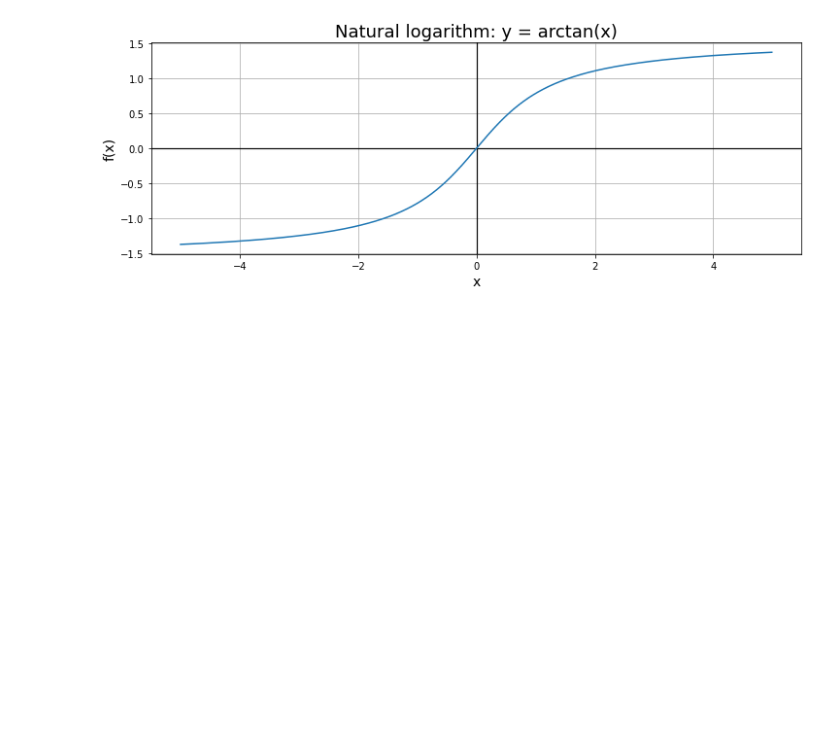
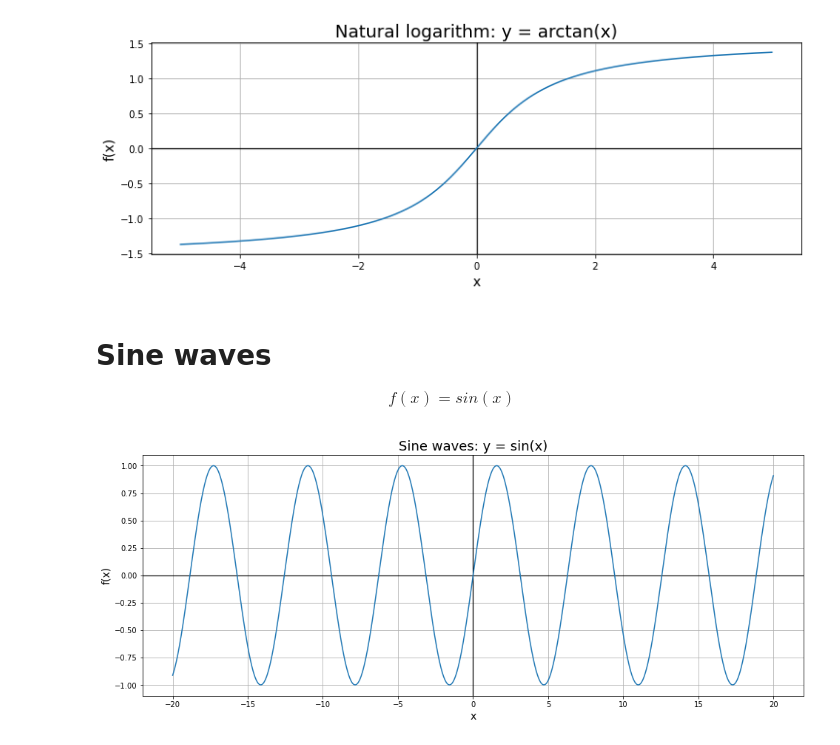
Before and after one commit to ekalachev/jupyter_charts, a Jupyter notebook: matplotlib.ipynb, the cells around one changed output. Drawn from its saved outputs; the diff is of its cells as text; code cells hidden in the pictures; blank space fills up the shorter version.

Commit message:
Sine waves

```diff
--- a/matplotlib.ipynb
+++ b/matplotlib.ipynb
@@ -167,3 +167,28 @@ plt.plot(x, np.arctan(x))
 plt.show()
 # %% [output]
 [figure]
+# %% [markdown]
+# Sine waves
+
+$$
+f(x) = sin(x)
+$$
+# %%
+# Set plot size
+fig = plt.figure(figsize=(16, 6))
+
+plt.title('Sine waves: y = sin(x)', fontsize=18)
+plt.ylabel('f(x)', fontsize=14)
+plt.xlabel('x', fontsize=14)
+
+plt.grid(True)
+plt.axhline(0, color='black', lw=1.2)
+plt.axvline(0, color='black', lw=1.2)
+
+x = np.arange(-20, 20, 0.01)
+
+plt.plot(x, np.sin(x))
+
+plt.show()
+# %% [output]
+[figure, added]
```
